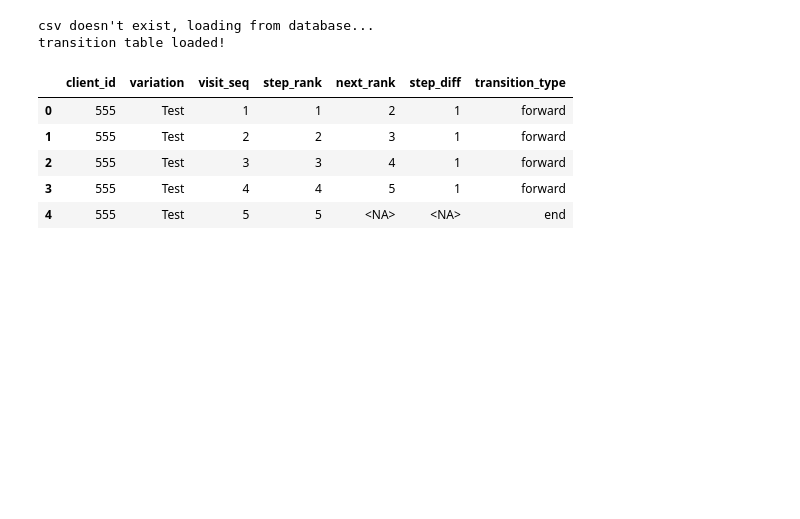
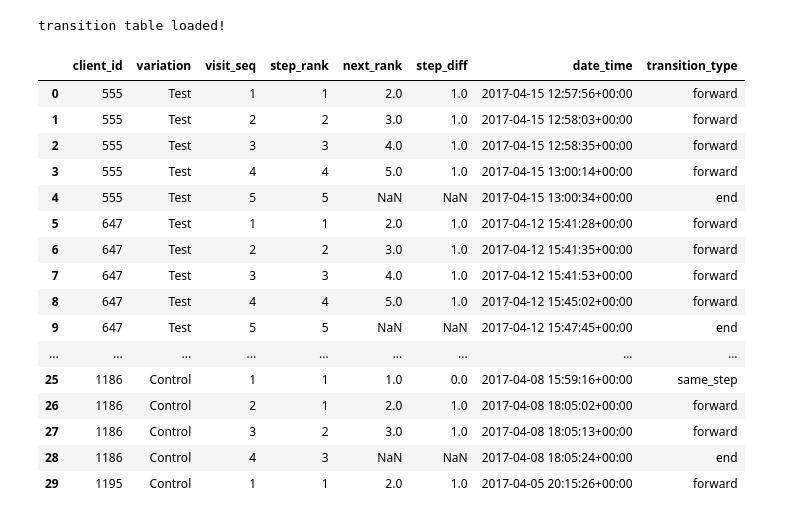
Before and after one commit to mosijituo049/vanguard-ab-test, a Jupyter notebook: notebook/transition_analysis.ipynb, the cells around one changed output. Saved outputs shown, nothing was run; the diff lists cells and outputs as text; code cells hidden in the pictures; blank space fills up the shorter version.

```diff
--- a/notebook/transition_analysis.ipynb
+++ b/notebook/transition_analysis.ipynb
@@ -9,12 +22,22 @@ import seaborn as sns
 # %%
 df_transition = load_data.load("transition")
-df_transition.head()
+df_transition.head(30)
 # %% [output]
-csv doesn't exist, loading from database...
 transition table loaded!
-|  | client_id | variation | visit_seq | step_rank | next_rank | step_diff | transition_type |
-| 0 | 555 | Test | 1 | 1 | 2 | 1 | forward |
-| 1 | 555 | Test | 2 | 2 | 3 | 1 | forward |
-| 2 | 555 | Test | 3 | 3 | 4 | 1 | forward |
-| 3 | 555 | Test | 4 | 4 | 5 | 1 | forward |
-| 4 | 555 | Test | 5 | 5 | <NA> | <NA> | end |
+|  | client_id | variation | visit_seq | step_rank | next_rank | step_diff | date_time | transition_type |
+| 0 | 555 | Test | 1 | 1 | 2.0 | 1.0 | 2017-04-15 12:57:56+00:00 | forward |
+| 1 | 555 | Test | 2 | 2 | 3.0 | 1.0 | 2017-04-15 12:58:03+00:00 | forward |
+| 2 | 555 | Test | 3 | 3 | 4.0 | 1.0 | 2017-04-15 12:58:35+00:00 | forward |
+| 3 | 555 | Test | 4 | 4 | 5.0 | 1.0 | 2017-04-15 13:00:14+00:00 | forward |
+| 4 | 555 | Test | 5 | 5 | NaN | NaN | 2017-04-15 13:00:34+00:00 | end |
+| 5 | 647 | Test | 1 | 1 | 2.0 | 1.0 | 2017-04-12 15:41:28+00:00 | forward |
+| 6 | 647 | Test | 2 | 2 | 3.0 | 1.0 | 2017-04-12 15:41:35+00:00 | forward |
+| 7 | 647 | Test | 3 | 3 | 4.0 | 1.0 | 2017-04-12 15:41:53+00:00 | forward |
+| 8 | 647 | Test | 4 | 4 | 5.0 | 1.0 | 2017-04-12 15:45:02+00:00 | forward |
+| 9 | 647 | Test | 5 | 5 | NaN | NaN | 2017-04-12 15:47:45+00:00 | end |
+| ... | ... | ... | ... | ... | ... | ... | ... | ... |
+| 25 | 1186 | Control | 1 | 1 | 1.0 | 0.0 | 2017-04-08 15:59:16+00:00 | same_step |
+| 26 | 1186 | Control | 2 | 1 | 2.0 | 1.0 | 2017-04-08 18:05:02+00:00 | forward |
+| 27 | 1186 | Control | 3 | 2 | 3.0 | 1.0 | 2017-04-08 18:05:13+00:00 | forward |
+| 28 | 1186 | Control | 4 | 3 | NaN | NaN | 2017-04-08 18:05:24+00:00 | end |
+| 29 | 1195 | Control | 1 | 1 | 2.0 | 1.0 | 2017-04-05 20:15:26+00:00 | forward |
```
Also changed, not shown: parts of 11 cells of this notebook, 18 other files.
